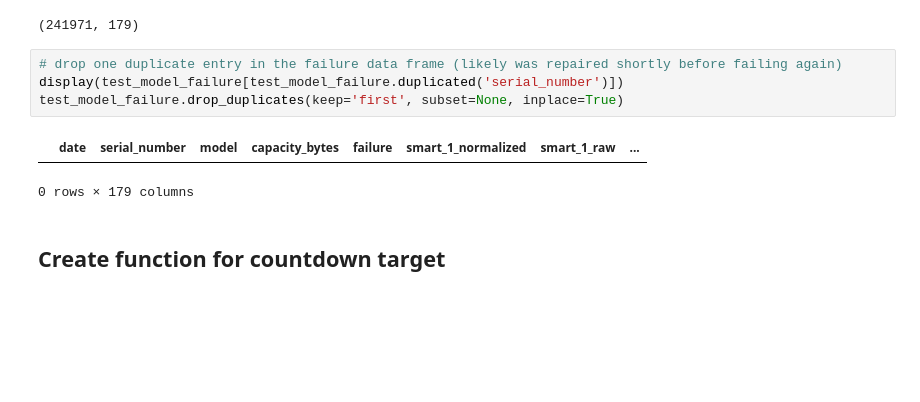
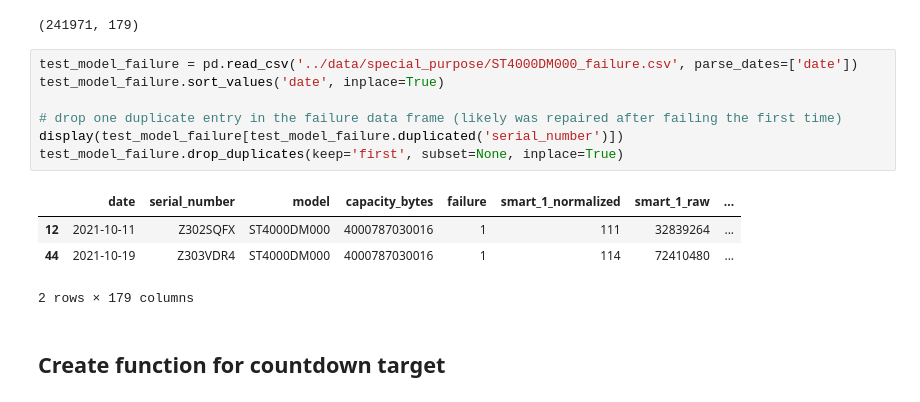
Before and after one commit to wcmphysics/DataScienceBootcamp-Capstone, a Jupyter notebook: notebooks/daniela_eda.ipynb, the cells around one changed output. Cells and saved outputs as stored; diff of their text form; blank space fills up the shorter version.

```diff
--- a/notebooks/daniela_eda.ipynb
+++ b/notebooks/daniela_eda.ipynb
@@ -335,12 +368,17 @@ test_model_history.shape
 # %% [output]
 (241971, 179)
 # %%
-# drop one duplicate entry in the failure data frame (likely was repaired shortly before failing again)
+test_model_failure = pd.read_csv('../data/special_purpose/ST4000DM000_failure.csv', parse_dates=['date'])
+test_model_failure.sort_values('date', inplace=True)
+
+# drop one duplicate entry in the failure data frame (likely was repaired after failing the first time)
 display(test_model_failure[test_model_failure.duplicated('serial_number')])
 test_model_failure.drop_duplicates(keep='first', subset=None, inplace=True)
 # %% [output]
 |  | date | serial_number | model | capacity_bytes | failure | smart_1_normalized | smart_1_raw | ... |
+| 12 | 2021-10-11 | Z302SQFX | ST4000DM000 | 4000787030016 | 1 | 111 | 32839264 | ... |
+| 44 | 2021-10-19 | Z303VDR4 | ST4000DM000 | 4000787030016 | 1 | 114 | 72410480 | ... |
-0 rows × 179 columns
+2 rows × 179 columns
 # %% [markdown]
 ## Create function for countdown target
 # %%
```
Also changed, not shown: parts of 32 cells of this notebook, 1 other file.
